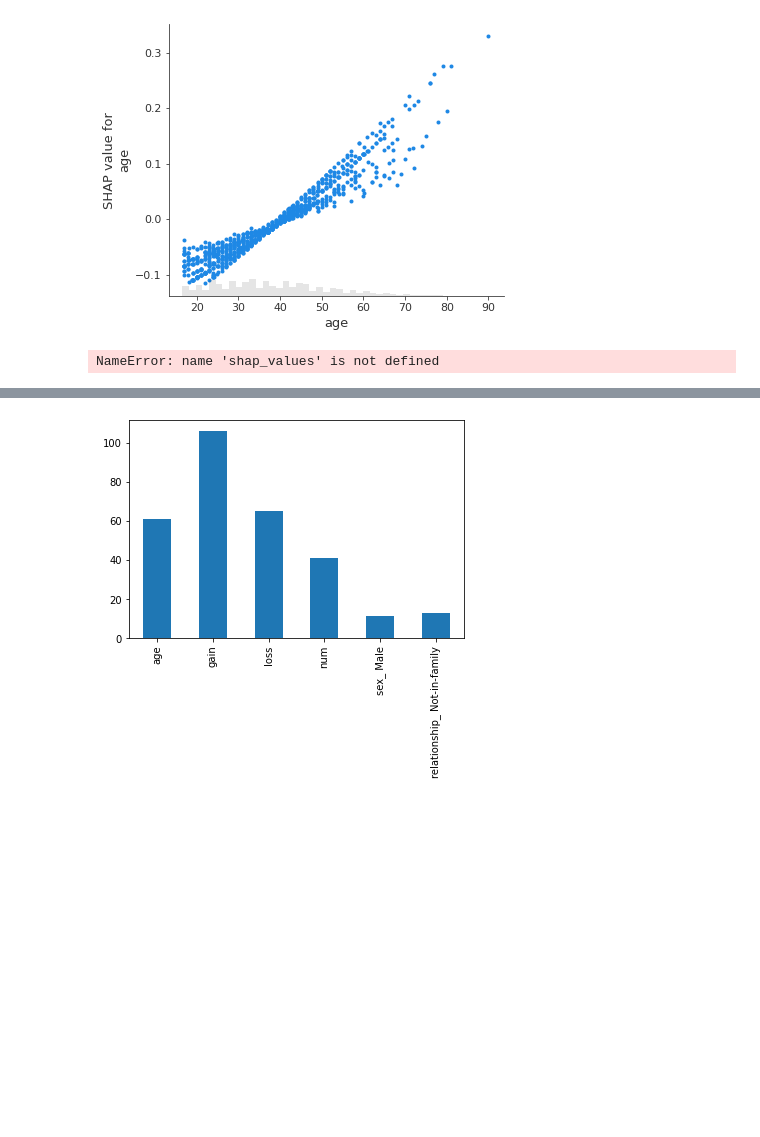
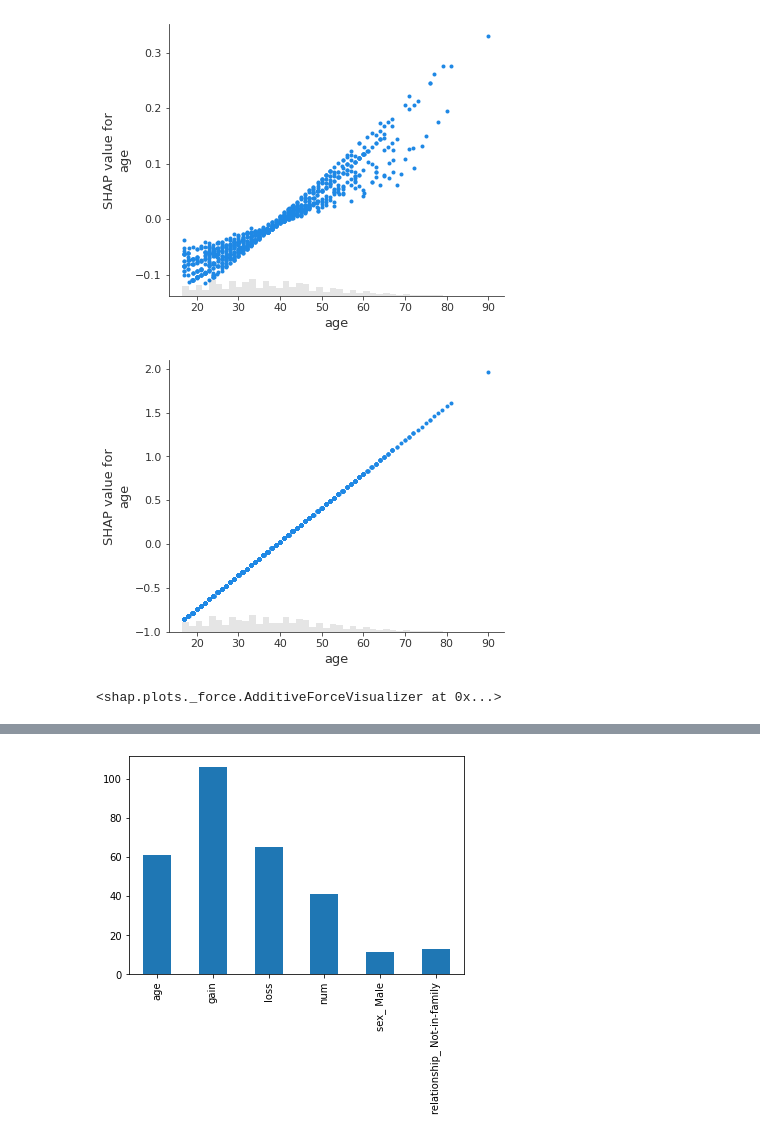
Before and after one commit to dhesse/IN-STK5000-Autumn-2022, a Jupyter notebook: nbhome/92 Shapley.ipynb, the cells around one changed output, grey strips where cells are left out. Cells and saved outputs as stored; diff of their text form; code cells hidden in the pictures; blank space fills up the shorter version.

```diff
--- a/nbhome/92 Shapley.ipynb
+++ b/nbhome/92 Shapley.ipynb
@@ -207,14 +207,16 @@ shap.plots.scatter(shap_values_adult[:,"age"])
 explainer_log_odds = shap.Explainer(model_adult_log_odds, background_adult)
 shap_values_adult_log_odds = explainer_log_odds(X[:1000])
 # %%
-shap.plots.scatter(shap_values[:,"age"])
+shap.plots.scatter(shap_values_adult_log_odds[:,"age"])
 # %% [output]
-NameError: name 'shap_values' is not defined
+[figure, added]
 # %%
 sk_ex = shap.LinearExplainer(sk_m, X)
 # %%
 sk_shap_values = sk_ex(X)
 # %%
-shap.force_plot(shap_values[10])
+shap.force_plot(shap_values_adult[10])
+# %% [output]
+<shap.plots._force.AdditiveForceVisualizer at 0x...>
 # %%
 X.iloc[10]
```
Also changed, not shown: parts of 2 cells of this notebook, 7 other files.
